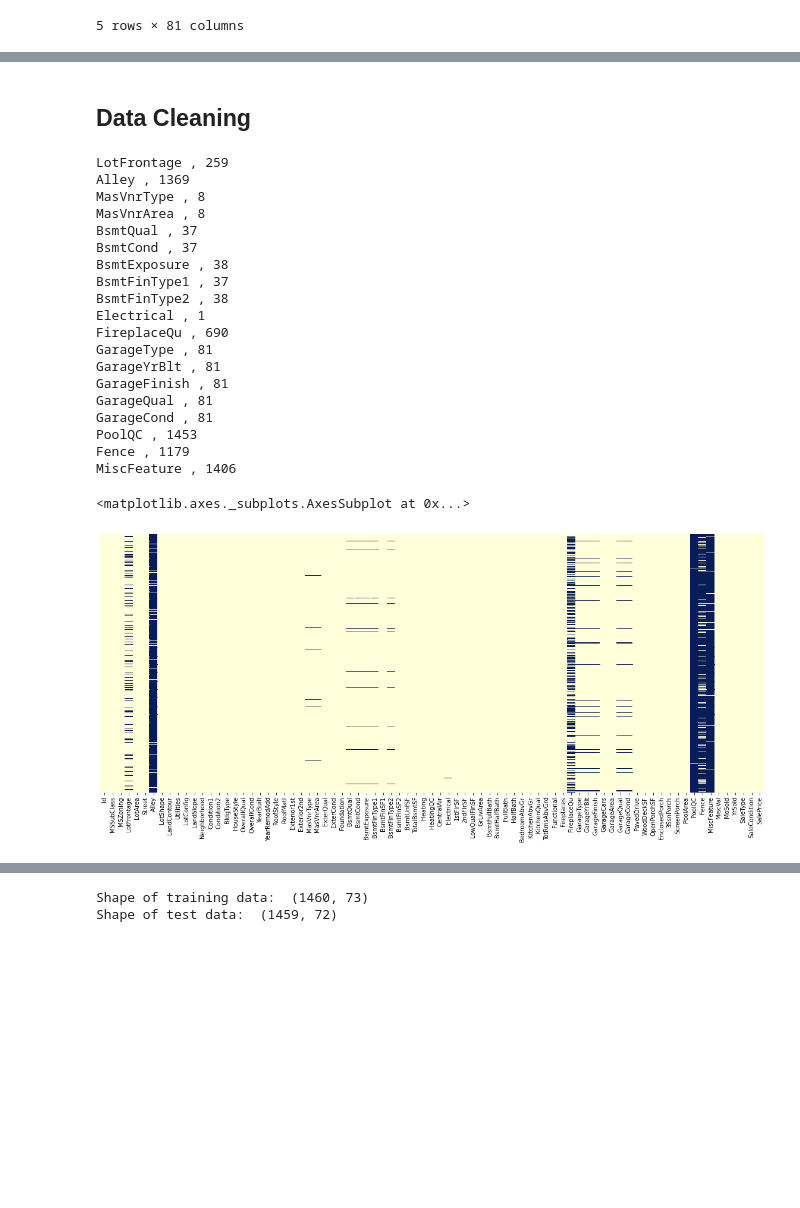
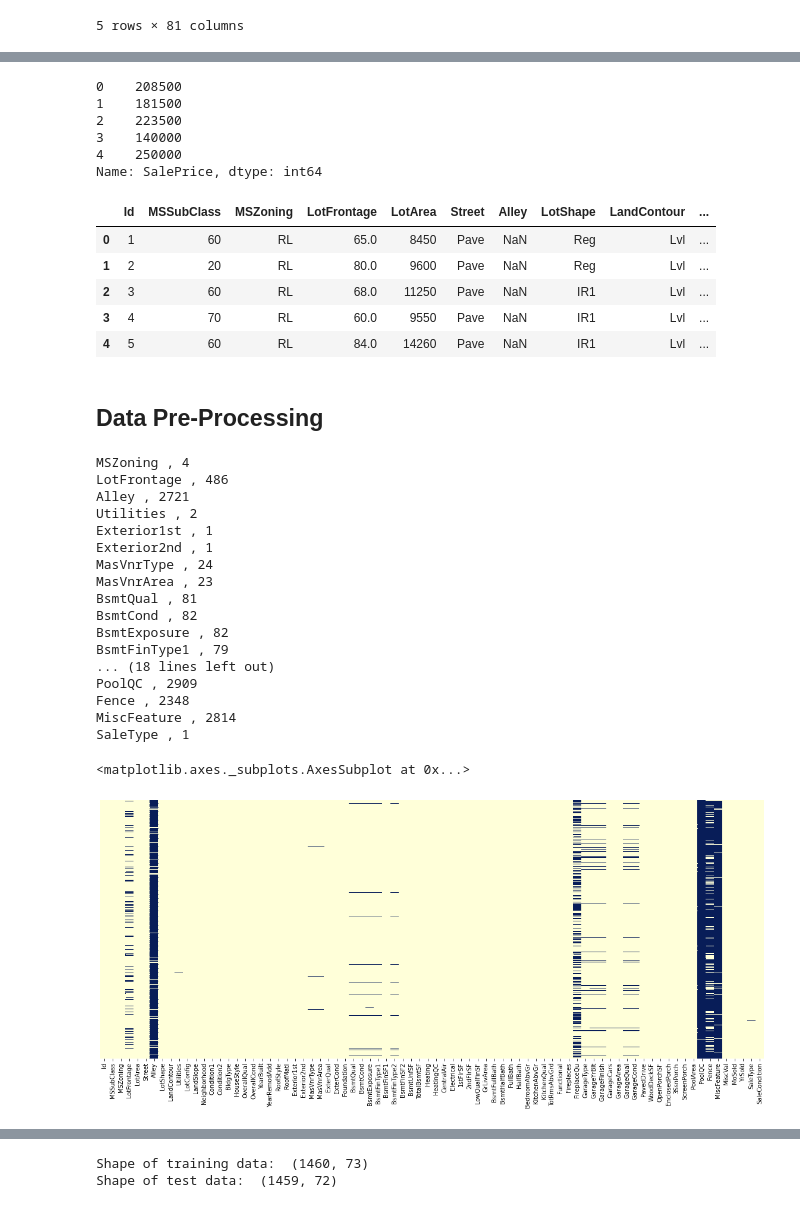
Before and after one commit to galib96/housing-price-prediction-regression, a Jupyter notebook: Housing Price Prediction Kaggle data set.ipynb, the cells around one changed output, grey strips where cells are left out. Cells and saved outputs as stored; diff of their text form; code cells hidden in the pictures; blank space fills up the shorter version.

Commit message:
Trying different data cleaning techniques

```diff
--- a/Housing Price Prediction Kaggle data set.ipynb
+++ b/Housing Price Prediction Kaggle data set.ipynb
@@ -35,39 +44,66 @@ df_train.head()
+# %%
+# Extracting output features from training set
+
+Y = df_train.iloc[:,-1]
+Y.head()
+# %% [output]
+0    208500
+1    181500
+2    223500
+3    140000
+4    250000
+Name: SalePrice, dtype: int64
+# %%
+# merging training and test set for data preprocessing
+
+df_combined = pd.concat([df_train, df_test], axis=0)
+
+df_combined.drop(columns=['SalePrice'], axis=1, inplace=True)
+
+df_combined.head()
+# %% [output]
+|  | Id | MSSubClass | MSZoning | LotFrontage | LotArea | Street | Alley | LotShape | LandContour | ... |
+| 0 | 1 | 60 | RL | 65.0 | 8450 | Pave | NaN | Reg | Lvl | ... |
+| 1 | 2 | 20 | RL | 80.0 | 9600 | Pave | NaN | Reg | Lvl | ... |
+| 2 | 3 | 60 | RL | 68.0 | 11250 | Pave | NaN | IR1 | Lvl | ... |
+| 3 | 4 | 70 | RL | 60.0 | 9550 | Pave | NaN | IR1 | Lvl | ... |
+| 4 | 5 | 60 | RL | 84.0 | 14260 | Pave | NaN | IR1 | Lvl | ... |
 # %% [markdown]
-## Data Cleaning
+## Data Pre-Processing
 # %%
 # checking for null values for training data
-null_check = df_train.isnull().sum()
+null_check = df_combined.isnull().sum()
+null_columns = {}
 for key,value in null_check.iteritems():
   if value > 0:
     print(key,",",value)
+    null_columns[key] = value
 # %% [output]
-LotFrontage , 259
-Alley , 1369
-MasVnrType , 8
-MasVnrArea , 8
-BsmtQual , 37
-BsmtCond , 37
-BsmtExposure , 38
-BsmtFinType1 , 37
-BsmtFinType2 , 38
-Electrical , 1
-FireplaceQu , 690
-GarageType , 81
-GarageYrBlt , 81
-GarageFinish , 81
-GarageQual , 81
-GarageCond , 81
-PoolQC , 1453
-Fence , 1179
-MiscFeature , 1406
+MSZoning , 4
+LotFrontage , 486
+Alley , 2721
+Utilities , 2
+Exterior1st , 1
+Exterior2nd , 1
+MasVnrType , 24
+MasVnrArea , 23
+BsmtQual , 81
+BsmtCond , 82
+BsmtExposure , 82
+BsmtFinType1 , 79
+... (18 lines left out)
+PoolQC , 2909
+Fence , 2348
+MiscFeature , 2814
+SaleType , 1
 # %%
 # heatmap of null
 
 plt.figure(figsize=(20,8))
-sns.heatmap(df_train.isnull(),yticklabels=False, cmap="YlGnBu", cbar=False)
+sns.heatmap(df_combined.isnull(),yticklabels=False, cmap="YlGnBu", cbar=False)
 # %% [output]
 <matplotlib.axes._subplots.AxesSubplot at 0x...>
-[figure, old version]
+[figure, new version]
 # %%
 # data types and information of df_train (training dataset)
 
```
Also changed, not shown: parts of 9 cells of this notebook.
